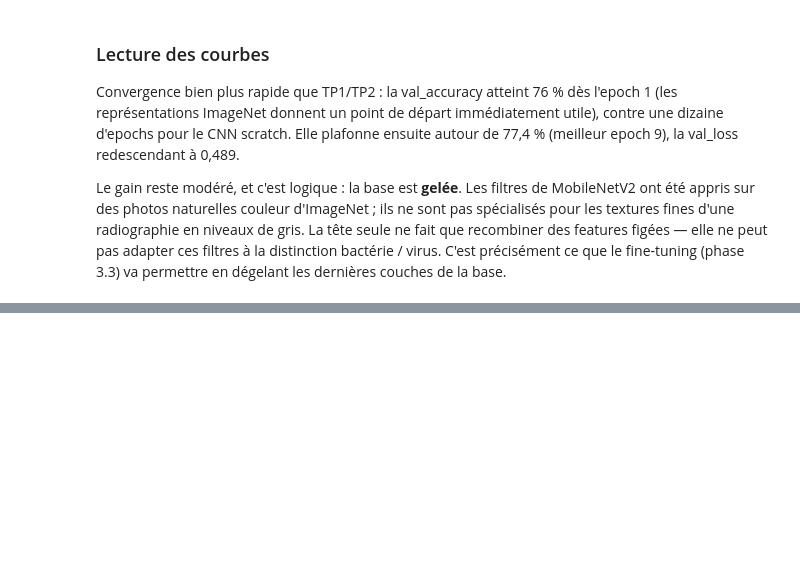
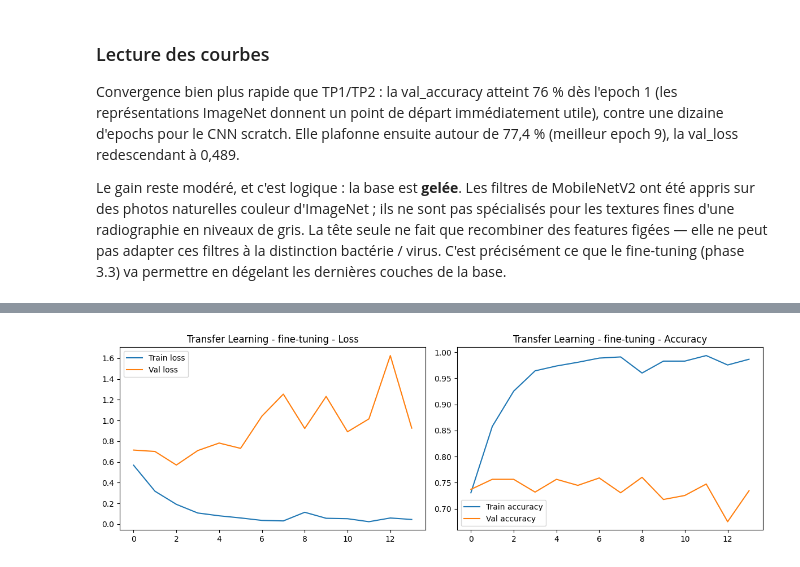
Before and after one commit to TheoKraichette/deeplearning-j3-cnn-classification-images-KRAICHETTE-Theo, a Jupyter notebook: cnn_pneumonie.ipynb, the cells around one changed output, grey strips where cells are left out. Saved outputs shown, nothing was run; the diff lists cells and outputs as text; code cells hidden in the pictures; blank space fills up the shorter version.

Commit message:
phase 3.3 fine-tuning

```diff
--- a/cnn_pneumonie.ipynb
+++ b/cnn_pneumonie.ipynb
@@ -684,0 +705,22 @@ Le gain reste modéré, et c'est logique : la base est **gelée**. Les filtres d
+# %%
+model_tl.compile(
+    optimizer=tf.keras.optimizers.Adam(learning_rate=1e-4),
+    loss='binary_crossentropy',
+    metrics=['accuracy'],
+)
+
+early_stopping_tl = tf.keras.callbacks.EarlyStopping(
+    monitor='val_accuracy', patience=5, restore_best_weights=True)
+
+start = time.time()
+history_tl_finetune = model_tl.fit(
+    train_ds_tl,
+    epochs=15,
+    validation_data=val_ds_tl,
+    callbacks=[tensorboard_callback_tl, early_stopping_tl],
+    class_weight=class_weight,
+    verbose=2,
+)
+training_time_finetune = time.time() - start
+print(f"Temps d'entrainement (fine-tuning) : {training_time_finetune:.0f}s")
+print(f"val_accuracy finale : {max(history_tl_finetune.history['val_accuracy']):.3f}")
@@ -684,0 +745,4 @@ Le gain reste modéré, et c'est logique : la base est **gelée**. Les filtres d
+# %%
+plot_history(history_tl_finetune, "Transfer Learning - fine-tuning")
+# %% [output]
+[figure, added]
```
Also changed, not shown: parts of 4 cells of this notebook, 1 other file.
